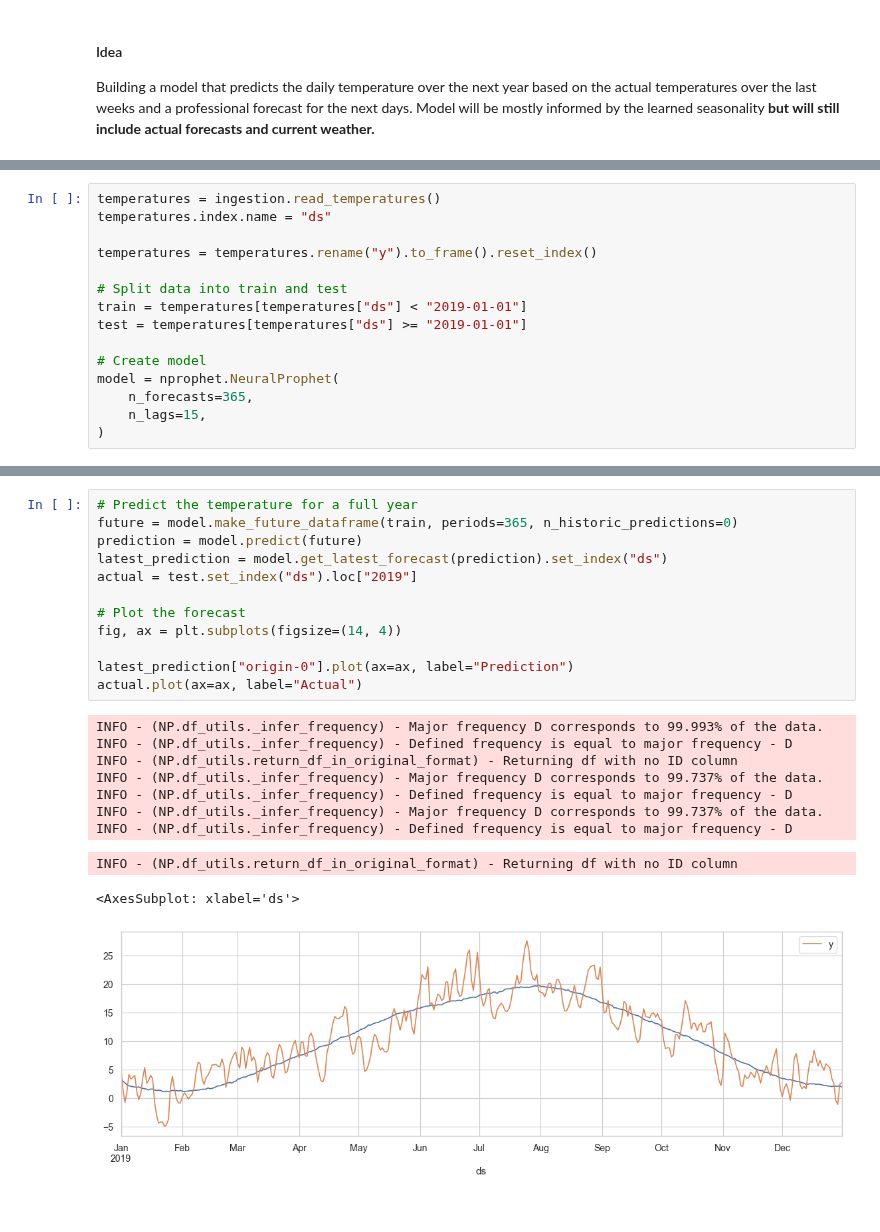
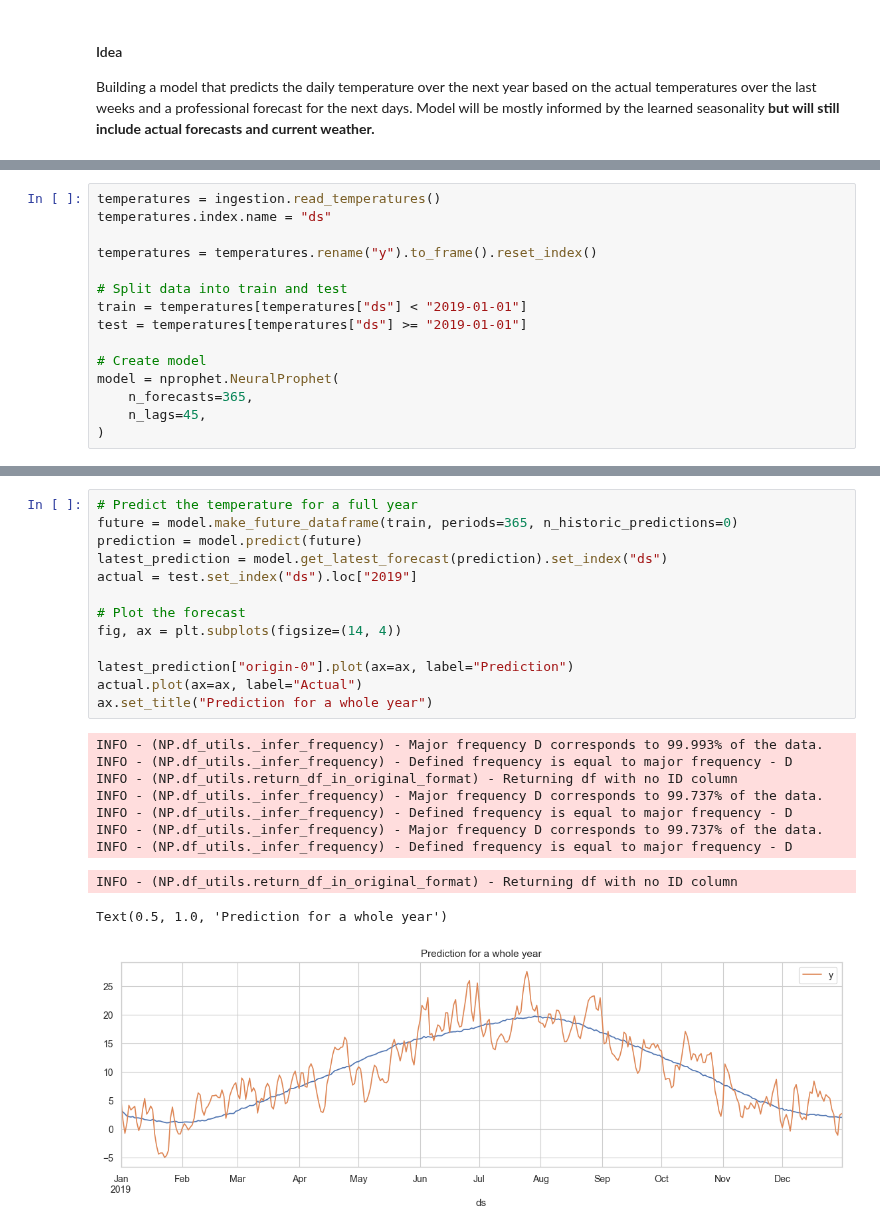
Before and after one commit to f-linus/natural_gas_consumption_modelling, a Jupyter notebook: notebooks/modelling/010 Temperature forecasting.ipynb, the cells around one changed output, grey strips where cells are left out. Saved outputs shown, nothing was run; the diff lists cells and outputs as text.

```diff
--- a/notebooks/modelling/010 Temperature forecasting.ipynb
+++ b/notebooks/modelling/010 Temperature forecasting.ipynb
@@ -36,7 +39,7 @@ test = temperatures[temperatures["ds"] >= "2019-01-01"]
 # Create model
 model = nprophet.NeuralProphet(
     n_forecasts=365,
-    n_lags=15,
+    n_lags=45,
 )
 # %%
 model.fit(train, freq="D")
@@ -65,23 +68,24 @@ WARNING - (NP.config.set_lr_finder_args) - Learning rate finder: The number of b
 # %%
 # Predict the temperature for a full year
 future = model.make_future_dataframe(train, periods=365, n_historic_predictions=0)
 prediction = model.predict(future)
 latest_prediction = model.get_latest_forecast(prediction).set_index("ds")
 actual = test.set_index("ds").loc["2019"]
 
 # Plot the forecast
 fig, ax = plt.subplots(figsize=(14, 4))
 
 latest_prediction["origin-0"].plot(ax=ax, label="Prediction")
 actual.plot(ax=ax, label="Actual")
+ax.set_title("Prediction for a whole year")
 # %% [output]
 INFO - (NP.df_utils._infer_frequency) - Major frequency D corresponds to 99.993% of the data.
 INFO - (NP.df_utils._infer_frequency) - Defined frequency is equal to major frequency - D
 INFO - (NP.df_utils.return_df_in_original_format) - Returning df with no ID column
 INFO - (NP.df_utils._infer_frequency) - Major frequency D corresponds to 99.737% of the data.
 INFO - (NP.df_utils._infer_frequency) - Defined frequency is equal to major frequency - D
 INFO - (NP.df_utils._infer_frequency) - Major frequency D corresponds to 99.737% of the data.
 INFO - (NP.df_utils._infer_frequency) - Defined frequency is equal to major frequency - D
 INFO - (NP.df_utils.return_df_in_original_format) - Returning df with no ID column
-<AxesSubplot: xlabel='ds'>
+Text(0.5, 1.0, 'Prediction for a whole year')
-[figure, old version]
+[figure, new version]
```
Also changed, not shown: parts of 11 cells of this notebook.
